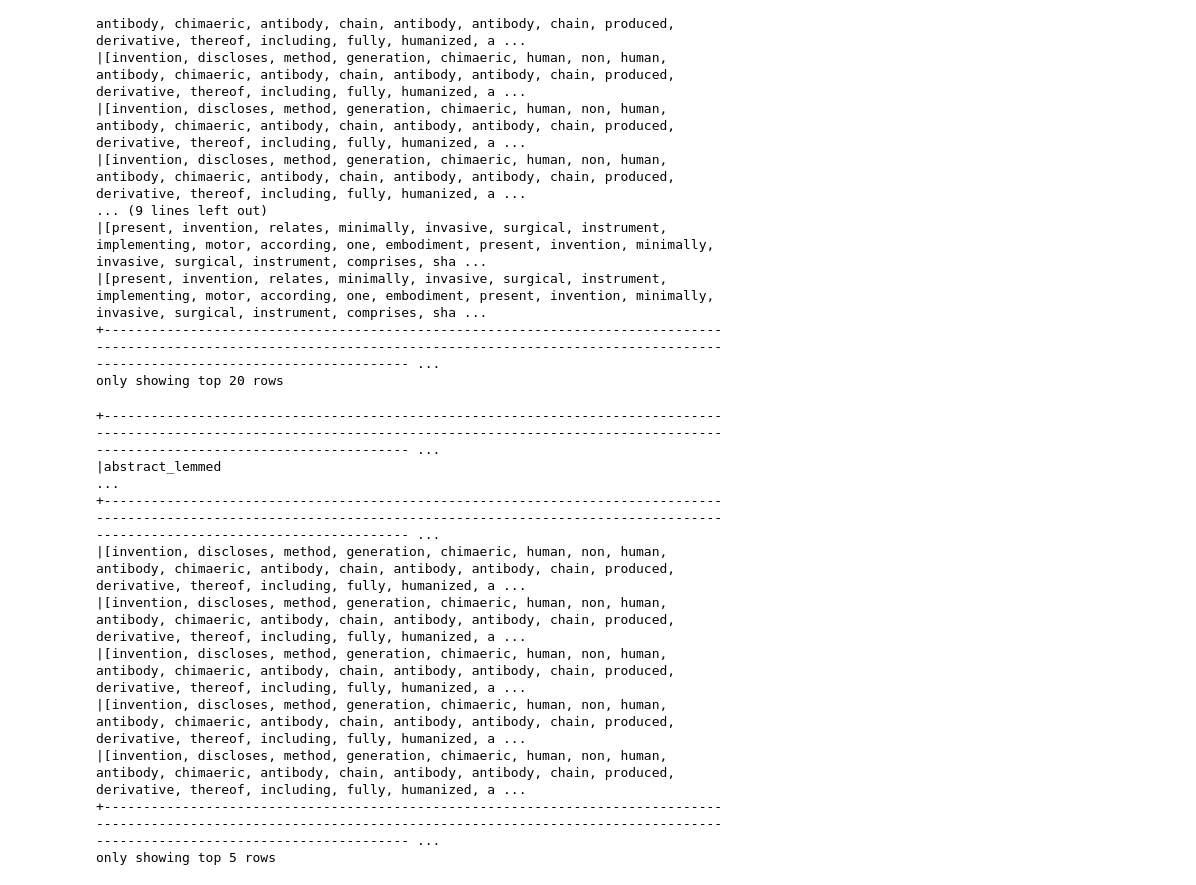
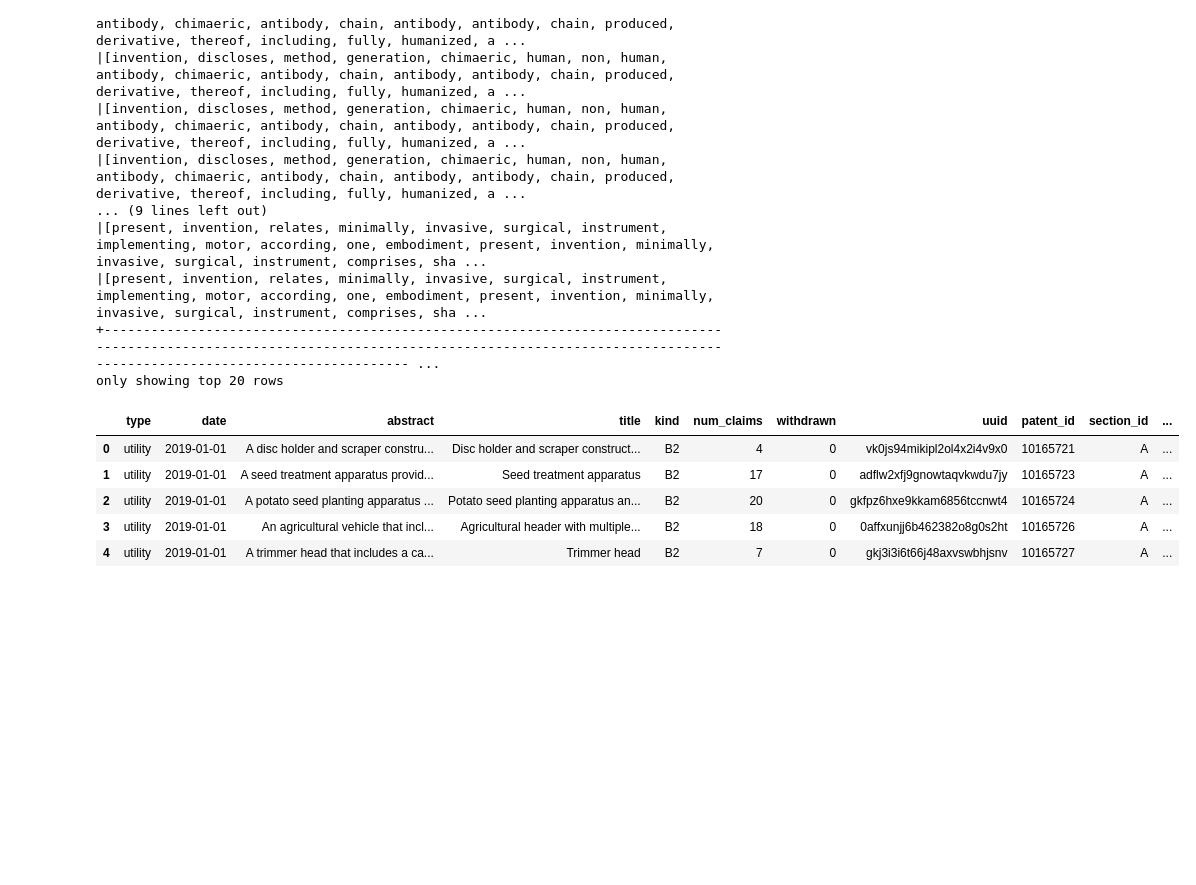
Before and after one commit to LawrenceGlenn/Exploration_of_Patent_Data, a Jupyter notebook: Untitled.ipynb, the cells around one changed output. Saved outputs shown, nothing was run; the diff lists cells and outputs as text; code cells hidden in the pictures; blank space fills up the shorter version.

```diff
--- a/Untitled.ipynb
+++ b/Untitled.ipynb
@@ -106,13 +97,0 @@ vector_df = count_vectors(lem_df)
-# %%
-vector_df.select('abstract_lemmed','abstract_vectorized').show(5,False)
-# %% [output]
-+------------------------------------------------------------------------------------------------------------------------------------------------------------------------------------------------------- ...
-|abstract_lemmed                                                                                                                                                                                         ...
-+------------------------------------------------------------------------------------------------------------------------------------------------------------------------------------------------------- ...
-|[invention, discloses, method, generation, chimaeric, human, non, human, antibody, chimaeric, antibody, chain, antibody, antibody, chain, produced, derivative, thereof, including, fully, humanized, a ...
-|[invention, discloses, method, generation, chimaeric, human, non, human, antibody, chimaeric, antibody, chain, antibody, antibody, chain, produced, derivative, thereof, including, fully, humanized, a ...
-|[invention, discloses, method, generation, chimaeric, human, non, human, antibody, chimaeric, antibody, chain, antibody, antibody, chain, produced, derivative, thereof, including, fully, humanized, a ...
-|[invention, discloses, method, generation, chimaeric, human, non, human, antibody, chimaeric, antibody, chain, antibody, antibody, chain, produced, derivative, thereof, including, fully, humanized, a ...
-|[invention, discloses, method, generation, chimaeric, human, non, human, antibody, chimaeric, antibody, chain, antibody, antibody, chain, produced, derivative, thereof, including, fully, humanized, a ...
-+------------------------------------------------------------------------------------------------------------------------------------------------------------------------------------------------------- ...
-only showing top 5 rows
@@ -118,0 +100,9 @@ only showing top 5 rows
+# %%
+pd_df.head()
+# %% [output]
+|  | type | date | abstract | title | kind | num_claims | withdrawn | uuid | patent_id | section_id | ... |
+| 0 | utility | 2019-01-01 | A disc holder and scraper constru... | Disc holder and scraper construct... | B2 | 4 | 0 | vk0js94mikipl2ol4x2i4v9x0 | 10165721 | A | ... |
+| 1 | utility | 2019-01-01 | A seed treatment apparatus provid... | Seed treatment apparatus | B2 | 17 | 0 | adflw2xfj9gnowtaqvkwdu7jy | 10165723 | A | ... |
+| 2 | utility | 2019-01-01 | A potato seed planting apparatus ... | Potato seed planting apparatus an... | B2 | 20 | 0 | gkfpz6hxe9kkam6856tccnwt4 | 10165724 | A | ... |
+| 3 | utility | 2019-01-01 | An agricultural vehicle that incl... | Agricultural header with multiple... | B2 | 18 | 0 | 0affxunjj6b462382o8g0s2ht | 10165726 | A | ... |
+| 4 | utility | 2019-01-01 | A trimmer head that includes a ca... | Trimmer head | B2 | 7 | 0 | gkj3i3i6t66j48axvswbhjsnv | 10165727 | A | ... |
```
Also changed, not shown: parts of 6 cells of this notebook, 1 other file.
